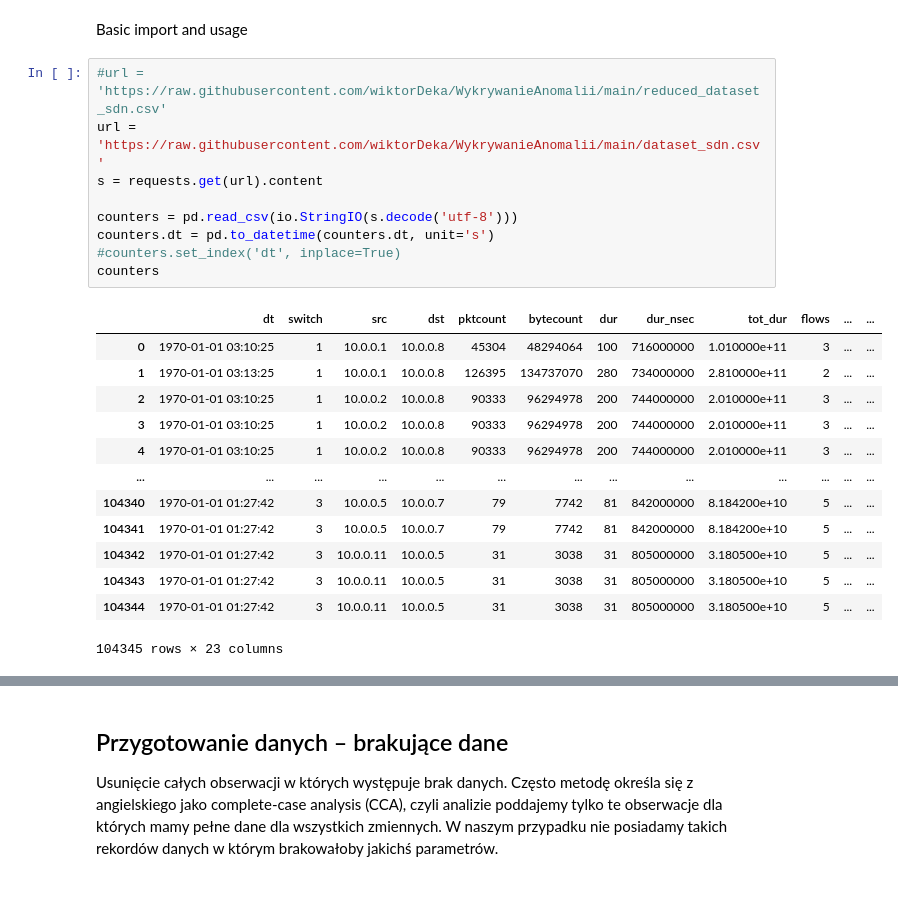
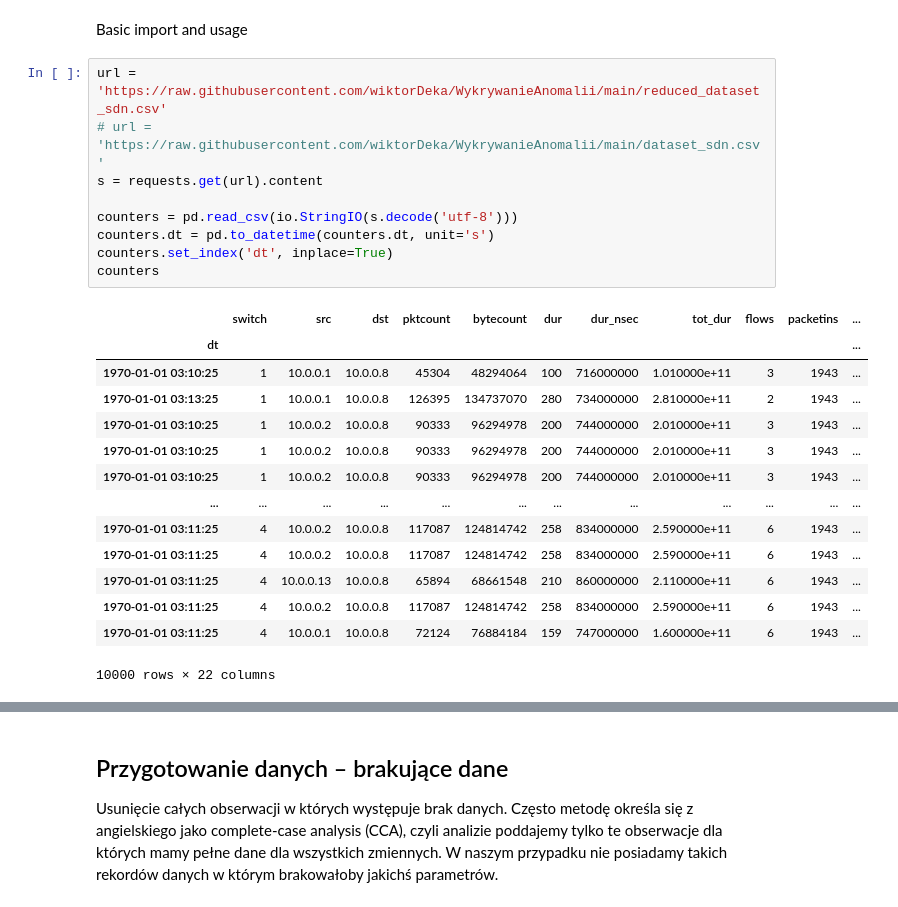
Before and after one commit to wiktorDeka/WykrywanieAnomalii, a Jupyter notebook: charts.ipynb, the cells around one changed output, grey strips where cells are left out. Cells and saved outputs as stored; diff of their text form.

```diff
--- a/charts.ipynb
+++ b/charts.ipynb
@@ -15,26 +15,27 @@ import hashlib
 # %% [markdown]
 Basic import and usage
 # %%
-#url = 'https://raw.githubusercontent.com/wiktorDeka/WykrywanieAnomalii/main/reduced_dataset_sdn.csv'
-url = 'https://raw.githubusercontent.com/wiktorDeka/WykrywanieAnomalii/main/dataset_sdn.csv'
+url = 'https://raw.githubusercontent.com/wiktorDeka/WykrywanieAnomalii/main/reduced_dataset_sdn.csv'
+# url = 'https://raw.githubusercontent.com/wiktorDeka/WykrywanieAnomalii/main/dataset_sdn.csv'
 s = requests.get(url).content
 
 counters = pd.read_csv(io.StringIO(s.decode('utf-8')))
 counters.dt = pd.to_datetime(counters.dt, unit='s')
-#counters.set_index('dt', inplace=True)
+counters.set_index('dt', inplace=True)
 counters
 # %% [output]
-|  | dt | switch | src | dst | pktcount | bytecount | dur | dur_nsec | tot_dur | flows | ... | ... |
-| 0 | 1970-01-01 03:10:25 | 1 | 10.0.0.1 | 10.0.0.8 | 45304 | 48294064 | 100 | 716000000 | 1.010000e+11 | 3 | ... | ... |
-| 1 | 1970-01-01 03:13:25 | 1 | 10.0.0.1 | 10.0.0.8 | 126395 | 134737070 | 280 | 734000000 | 2.810000e+11 | 2 | ... | ... |
-| 2 | 1970-01-01 03:10:25 | 1 | 10.0.0.2 | 10.0.0.8 | 90333 | 96294978 | 200 | 744000000 | 2.010000e+11 | 3 | ... | ... |
-| 3 | 1970-01-01 03:10:25 | 1 | 10.0.0.2 | 10.0.0.8 | 90333 | 96294978 | 200 | 744000000 | 2.010000e+11 | 3 | ... | ... |
-| 4 | 1970-01-01 03:10:25 | 1 | 10.0.0.2 | 10.0.0.8 | 90333 | 96294978 | 200 | 744000000 | 2.010000e+11 | 3 | ... | ... |
-| ... | ... | ... | ... | ... | ... | ... | ... | ... | ... | ... | ... | ... |
-| 104340 | 1970-01-01 01:27:42 | 3 | 10.0.0.5 | 10.0.0.7 | 79 | 7742 | 81 | 842000000 | 8.184200e+10 | 5 | ... | ... |
-| 104341 | 1970-01-01 01:27:42 | 3 | 10.0.0.5 | 10.0.0.7 | 79 | 7742 | 81 | 842000000 | 8.184200e+10 | 5 | ... | ... |
-| 104342 | 1970-01-01 01:27:42 | 3 | 10.0.0.11 | 10.0.0.5 | 31 | 3038 | 31 | 805000000 | 3.180500e+10 | 5 | ... | ... |
-| 104343 | 1970-01-01 01:27:42 | 3 | 10.0.0.11 | 10.0.0.5 | 31 | 3038 | 31 | 805000000 | 3.180500e+10 | 5 | ... | ... |
-| 104344 | 1970-01-01 01:27:42 | 3 | 10.0.0.11 | 10.0.0.5 | 31 | 3038 | 31 | 805000000 | 3.180500e+10 | 5 | ... | ... |
+|  | switch | src | dst | pktcount | bytecount | dur | dur_nsec | tot_dur | flows | packetins | ... |
+| dt |  |  |  |  |  |  |  |  |  |  | ... |
+| 1970-01-01 03:10:25 | 1 | 10.0.0.1 | 10.0.0.8 | 45304 | 48294064 | 100 | 716000000 | 1.010000e+11 | 3 | 1943 | ... |
+| 1970-01-01 03:13:25 | 1 | 10.0.0.1 | 10.0.0.8 | 126395 | 134737070 | 280 | 734000000 | 2.810000e+11 | 2 | 1943 | ... |
+| 1970-01-01 03:10:25 | 1 | 10.0.0.2 | 10.0.0.8 | 90333 | 96294978 | 200 | 744000000 | 2.010000e+11 | 3 | 1943 | ... |
+| 1970-01-01 03:10:25 | 1 | 10.0.0.2 | 10.0.0.8 | 90333 | 96294978 | 200 | 744000000 | 2.010000e+11 | 3 | 1943 | ... |
+| 1970-01-01 03:10:25 | 1 | 10.0.0.2 | 10.0.0.8 | 90333 | 96294978 | 200 | 744000000 | 2.010000e+11 | 3 | 1943 | ... |
+| ... | ... | ... | ... | ... | ... | ... | ... | ... | ... | ... | ... |
+| 1970-01-01 03:11:25 | 4 | 10.0.0.2 | 10.0.0.8 | 117087 | 124814742 | 258 | 834000000 | 2.590000e+11 | 6 | 1943 | ... |
+| 1970-01-01 03:11:25 | 4 | 10.0.0.2 | 10.0.0.8 | 117087 | 124814742 | 258 | 834000000 | 2.590000e+11 | 6 | 1943 | ... |
+| 1970-01-01 03:11:25 | 4 | 10.0.0.13 | 10.0.0.8 | 65894 | 68661548 | 210 | 860000000 | 2.110000e+11 | 6 | 1943 | ... |
+| 1970-01-01 03:11:25 | 4 | 10.0.0.2 | 10.0.0.8 | 117087 | 124814742 | 258 | 834000000 | 2.590000e+11 | 6 | 1943 | ... |
+| 1970-01-01 03:11:25 | 4 | 10.0.0.1 | 10.0.0.8 | 72124 | 76884184 | 159 | 747000000 | 1.600000e+11 | 6 | 1943 | ... |
-104345 rows × 23 columns
+10000 rows × 22 columns
 # %% [markdown]
```
Also changed, not shown: parts of 12 cells of this notebook.
